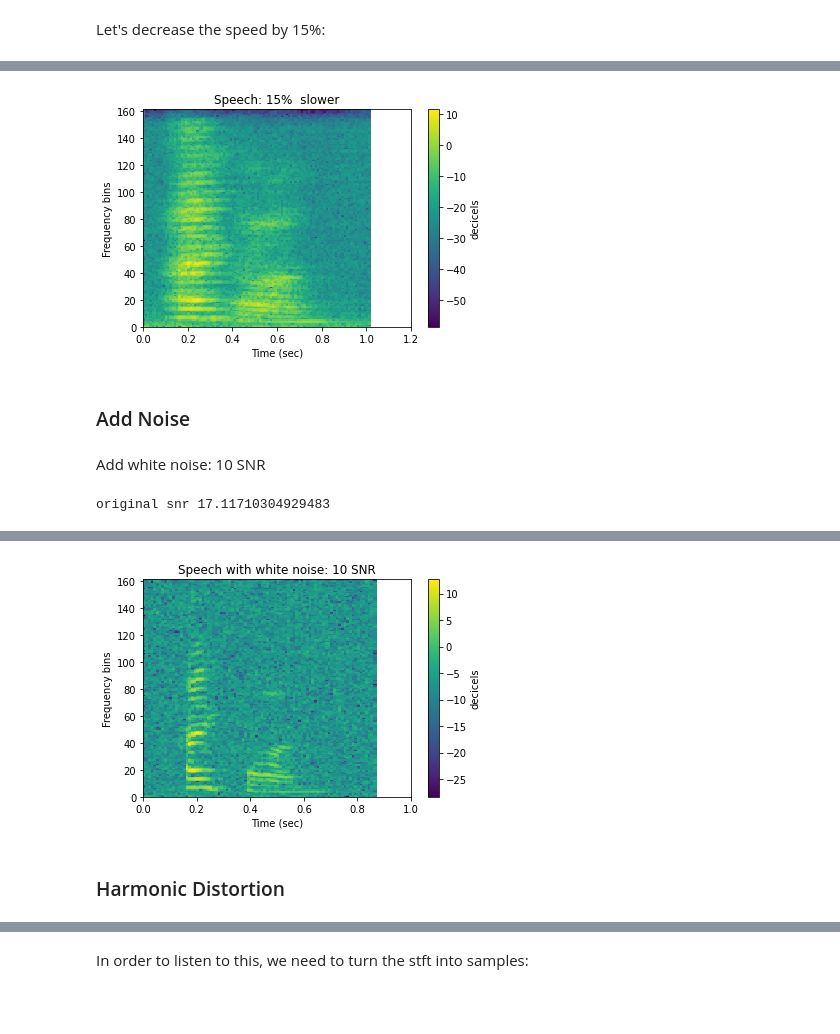
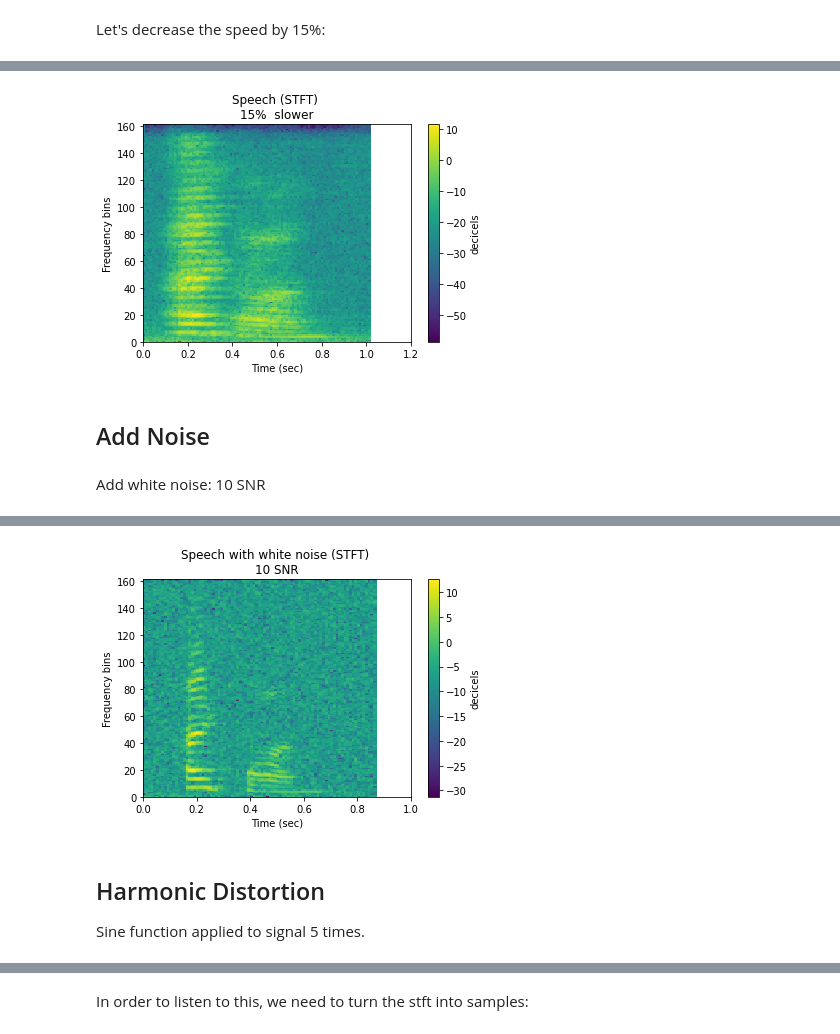
Before and after one commit to a-n-rose/Python-Sound-Tool, a Jupyter notebook: jupyter_notebooks/augment_sound_machine_learning.ipynb, the cells around one changed output, grey strips where cells are left out. Drawn from its saved outputs; the diff is of its cells as text; code cells hidden in the pictures; blank space fills up the shorter version.

Commit message:
improved functionality and examples

```diff
--- a/jupyter_notebooks/augment_sound_machine_learning.ipynb
+++ b/jupyter_notebooks/augment_sound_machine_learning.ipynb
@@ -38,4 +54,5 @@ honk_path = pyst.string2pathlib('audiodata/car_horn.wav')
 # %%
+feature_type = 'stft'
 sr = 16000
 f, sr = pyst.loadsound(speech_path, sr=sr)
 ipd.Audio(f,rate=sr)
@@ -53,7 +69,8 @@ Augmentation appropriate for speech signals
 # %% [markdown]
 Let's increase the speed by 15% (default setting).
 # %%
-fast = pyst.augment.speed_increase(f, sr=sr, rate = 1.15)
+perc = 0.15
+fast = pyst.augment.speed_increase(f, sr=sr, perc = perc)
 # %%
 ipd.Audio(fast,rate=sr)
 # %% [output]
@@ -66,35 +83,36 @@ pyst.plotsound(fast, sr=sr, feature_type='stft',
 # %% [markdown]
 Let's decrease the speed by 15%:
 # %%
-slow = pyst.augment.speed_decrease(f, sr=sr, rate = 0.85)
+slow = pyst.augment.speed_decrease(f, sr=sr, perc = perc)
 # %%
 ipd.Audio(slow,rate=sr)
 # %% [output]
 [interactive output not drawn]
 # %%
-pyst.plotsound(slow, sr=sr, feature_type='stft',
-               title='Speech: 15%  slower')
+pyst.plotsound(slow, sr=sr, feature_type=feature_type,
+               title='Speech ({}) \n{}%  slower'.format(feature_type.upper(), int(perc*100)))
 # %% [output]
-[figure, old version]
+[figure, new version]
 # %% [markdown]
-### Add Noise
+## Add Noise
 # %% [markdown]
 Add white noise: 10 SNR
 # %%
-noisy = pyst.augment.add_white_noise(f, sr=sr, snr = 10)
+snr = 10
+noisy = pyst.augment.add_white_noise(f, sr=sr, snr = snr)
-# %% [output]
-original snr 17.11710304929483
 # %%
 ipd.Audio(noisy,rate=sr)
 # %% [output]
 [interactive output not drawn]
 # %%
-pyst.plotsound(noisy, sr=sr, feature_type='stft',
-               title='Speech with white noise: 10 SNR')
+pyst.plotsound(noisy, sr=sr, feature_type=feature_type,
+               title='Speech with white noise ({}) \n{} SNR'.format(feature_type.upper(), snr))
 # %% [output]
-[figure, old version]
+[figure, new version]
 # %% [markdown]
-### Harmonic Distortion
+## Harmonic Distortion
+
+Sine function applied to signal 5 times.
 # %%
 hd = pyst.augment.harmonic_distortion(f, sr=sr)
 # %%
```
Also changed, not shown: parts of 57 cells of this notebook.
